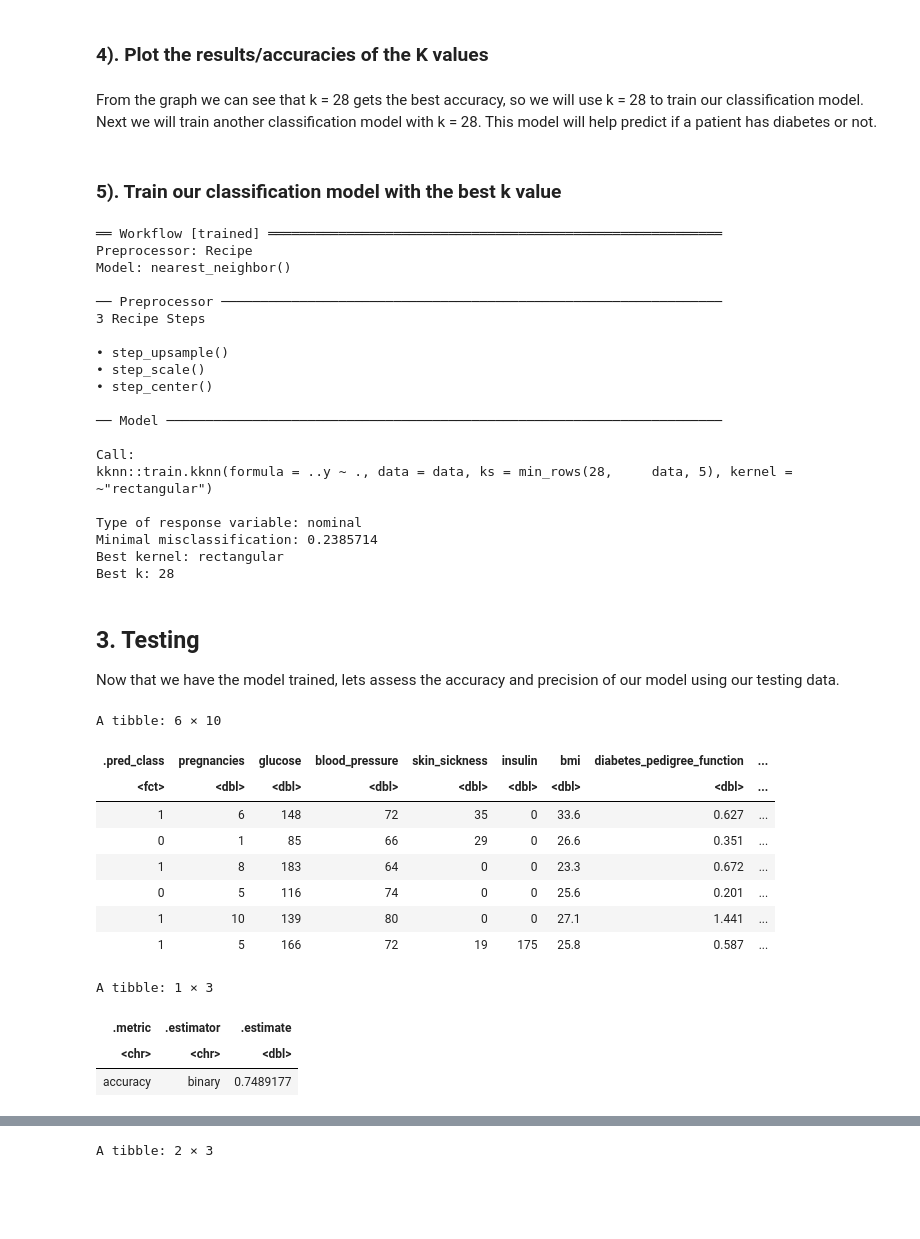
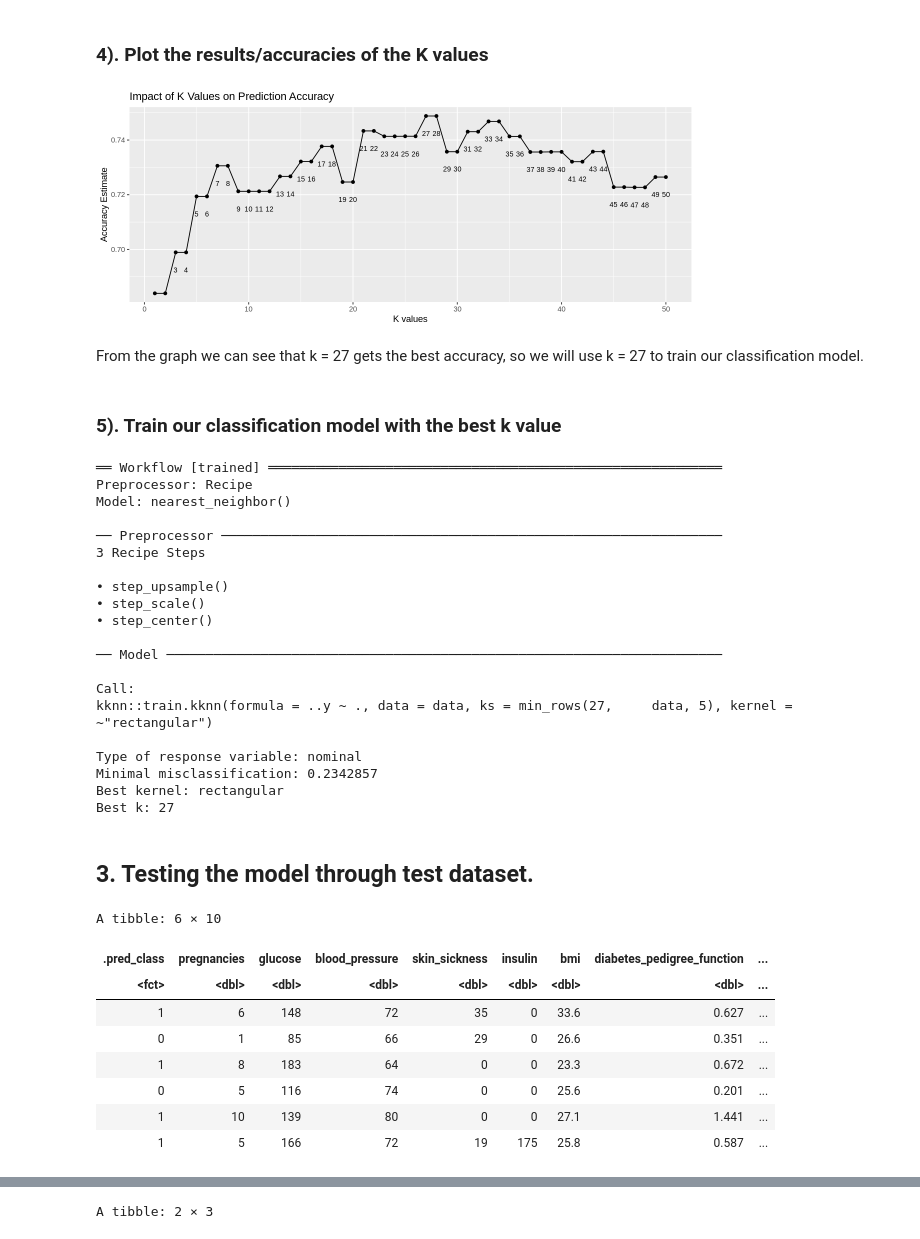
Before and after one commit to audrey-rw5683/dsci-100-2023w2-group-002-2, a Jupyter notebook: final_report.ipynb, the cells around one changed output, grey strips where cells are left out. Saved outputs shown, nothing was run; the diff lists cells and outputs as text; code cells hidden in the pictures; blank space fills up the shorter version.

```diff
--- a/final_report.ipynb
+++ b/final_report.ipynb
@@ -305,22 +329,25 @@ ERROR: Error in step_center(step_scale(step_upsample(recipe(outcome ~ pregnancie
 ### 4). Plot the results/accuracies of the K values
 # %%
 # plot the results/accuracies of the K values
+options(repr.plot.height = 4, repr.plot.width = 10)
 diabetes_cross_val_plot <- ggplot(diabetes_knn_results, aes(x = neighbors, y = mean)) +
                   geom_point() +
                   geom_line() +
-                  #geom_text(aes(label = neighbors), vjust = 4) +
-                  labs(x = 'Neighbors', y = 'Accuracy Estimate')
+                  geom_text(aes(label = neighbors), size = 3, vjust = 4) +
+                  labs(x = 'K values', y = 'Accuracy Estimate', title = "Impact of K Values on Prediction Accuracy")
 
 diabetes_cross_val_plot
+# %% [output]
+[figure, added]
 # %% [markdown]
-From the graph we can see that k = 28 gets the best accuracy, so we will use k = 28 to train our classification model. Next we will train another classification model with k = 28. This model will help predict if a patient has diabetes or not.
+From the graph we can see that k = 27 gets the best accuracy, so we will use k = 27 to train our classification model.
 # %% [markdown]
 ### 5). Train our classification model with the best k value
 # %%
 set.seed(123) #do not change the value.
 
-# create knn spec with k = 22
-knn_spec <- nearest_neighbor(weight_func = "rectangular", neighbors = 28) |>
+# create knn spec with k = 27
+knn_spec <- nearest_neighbor(weight_func = "rectangular", neighbors = 27) |>
             set_engine("kknn") |>
             set_mode("classification")
 
@@ -348,28 +375,20 @@ Model: nearest_neighbor()
 ── Model ───────────────────────────────────────────────────────────────────────
 
 Call:
-kknn::train.kknn(formula = ..y ~ ., data = data, ks = min_rows(28,     data, 5), kernel = ~"rectangular")
+kknn::train.kknn(formula = ..y ~ ., data = data, ks = min_rows(27,     data, 5), kernel = ~"rectangular")
 
 Type of response variable: nominal
-Minimal misclassification: 0.2385714
+Minimal misclassification: 0.2342857
 Best kernel: rectangular
-Best k: 28
+Best k: 27
 # %% [markdown]
-## 3. Testing
-
-Now that we have the model trained, lets assess the accuracy and precision of our model using our testing data.
+## 3. Testing the model through test dataset.
 # %%
 set.seed(123) #do not change the value.
 
 diabetes_test_predictions <- predict(knn_fit, diabetes_test) |>
   bind_cols(diabetes_test) #add the column of predictions to the original test data.
 head(diabetes_test_predictions)
-
-diabetes_accuracy <- diabetes_test_predictions |>
-  metrics(truth = outcome, estimate = .pred_class) |>
-  filter(.metric == "accuracy")
-
-diabetes_accuracy
 # %% [output]
 A tibble: 6 × 10
 | .pred_class | pregnancies | glucose | blood_pressure | skin_sickness | insulin | bmi | diabetes_pedigree_function | ... |
@@ -380,7 +399,3 @@ A tibble: 6 × 10
 | 0 | 5 | 116 | 74 | 0 | 0 | 25.6 | 0.201 | ... |
 | 1 | 10 | 139 | 80 | 0 | 0 | 27.1 | 1.441 | ... |
 | 1 | 5 | 166 | 72 | 19 | 175 | 25.8 | 0.587 | ... |
-A tibble: 1 × 3
-| .metric | .estimator | .estimate |
-| <chr> | <chr> | <dbl> |
-| accuracy | binary | 0.7489177 |
```
Also changed, not shown: parts of 27 cells of this notebook.
